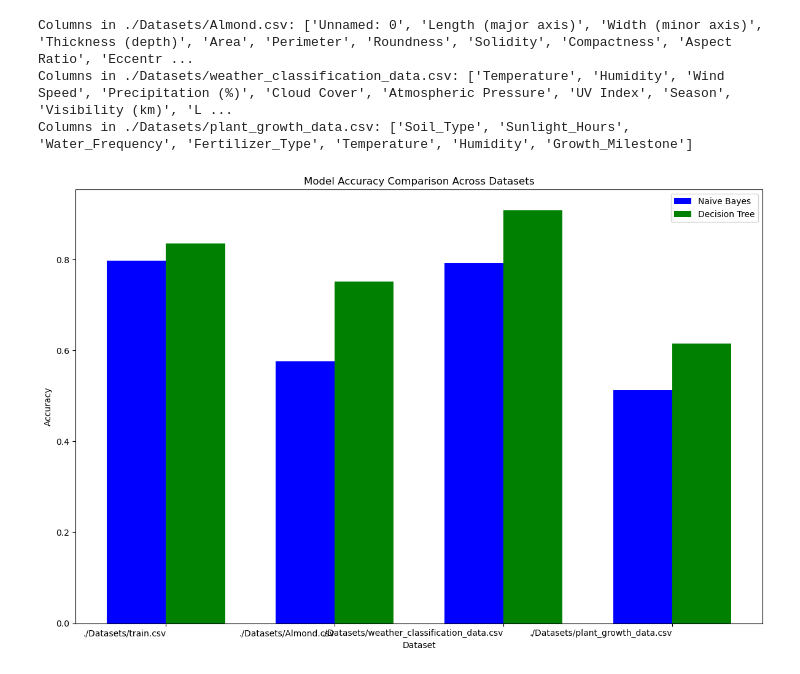
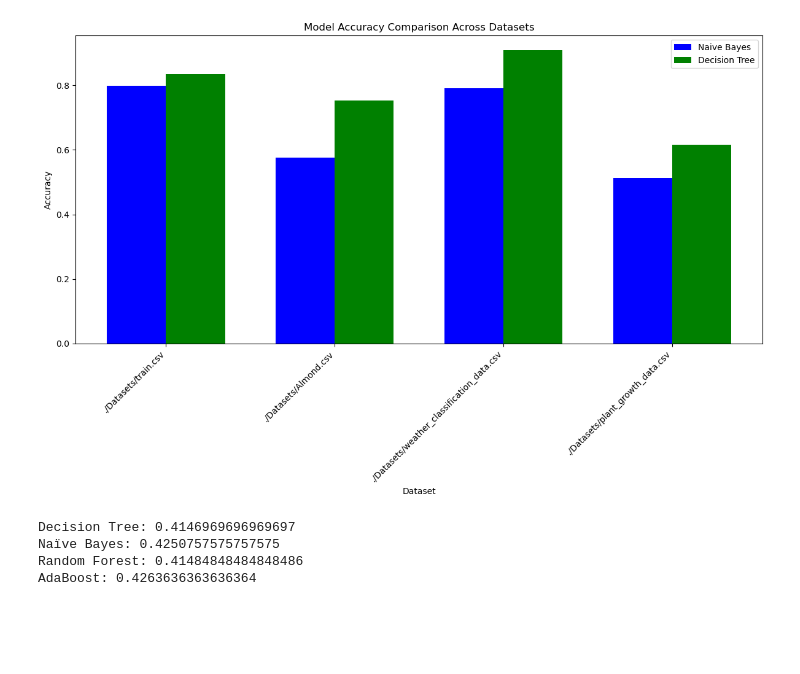
Before and after one commit to ayaantuts/sem-v-pracs, a Jupyter notebook: DWM/Experiment 3/C11_C026_Experiment 3.ipynb, the cells around one changed output. Drawn from its saved outputs; the diff is of its cells as text; code cells hidden in the pictures; blank space fills up the shorter version.

```diff
--- a/DWM/Experiment 3/C11_C026_Experiment 3.ipynb
+++ b/DWM/Experiment 3/C11_C026_Experiment 3.ipynb
@@ -73,9 +51,12 @@ Predictions saved to 'predictions.csv'
 # %%
-datasets = ['./Datasets/Almond.csv', './Datasets/weather_classification_data.csv', './Datasets/plant_growth_data.csv']
-
-for dataset in datasets:
-    df = pd.read_csv(dataset)
-    print(f"Columns in {dataset}: {df.columns.tolist()}")
+import pandas as pd
+from sklearn.preprocessing import StandardScaler
+from sklearn.model_selection import train_test_split
+from sklearn.naive_bayes import GaussianNB
+from sklearn.tree import DecisionTreeClassifier
+from sklearn.metrics import accuracy_score
+from sklearn.impute import SimpleImputer
+import matplotlib.pyplot as plt
 
 def prepare_data(dataset_path, target_column):
     df = pd.read_csv(dataset_path)
@@ -121,45 +102,86 @@ def train_and_evaluate(X, y):
 
 datasets = [
     {'path': './Datasets/train.csv', 'target_column': 'price_range'},
-    {'path': './Datasets/Almond.csv', 'target_column': 'Type'},
-    {'path': './Datasets/weather_classification_data.csv', 'target_column': 'Weather Type'},
-    {'path': './Datasets/plant_growth_data.csv', 'target_column': 'Growth_Milestone'}
+    {'path': './Datasets/Almond.csv', 'target_column': 'Type'},  # Target column for Almond dataset
+    {'path': './Datasets/weather_classification_data.csv', 'target_column': 'Weather Type'},  # Target column for weather dataset
+    {'path': './Datasets/plant_growth_data.csv', 'target_column': 'Growth_Milestone'}  # Target column for plant growth dataset
 ]
 
+# Store results
 results = {'Dataset': [], 'Naive Bayes Accuracy': [], 'Decision Tree Accuracy': []}
 
 for dataset in datasets:
     try:
         X, y = prepare_data(dataset['path'], dataset['target_column'])
         val_accuracy_nb, val_accuracy_dt = train_and_evaluate(X, y)
 
         results['Dataset'].append(dataset['path'])
         results['Naive Bayes Accuracy'].append(val_accuracy_nb)
         results['Decision Tree Accuracy'].append(val_accuracy_dt)
 
     except KeyError as e:
         print(f"Error processing dataset {dataset['path']}: {e}")
 
+# Create DataFrame for plotting
 results_df = pd.DataFrame(results)
 
+# Plotting the accuracies
 fig, ax = plt.subplots(figsize=(12, 8))
 
+# Plot Naive Bayes accuracies
 bar_width = 0.35
 index = range(len(results_df['Dataset']))
 bar1 = ax.bar(index, results_df['Naive Bayes Accuracy'], bar_width, label='Naive Bayes', color='blue')
+
+# Plot Decision Tree accuracies
 bar2 = ax.bar([i + bar_width for i in index], results_df['Decision Tree Accuracy'], bar_width, label='Decision Tree', color='green')
 
 ax.set_xlabel('Dataset')
 ax.set_ylabel('Accuracy')
 ax.set_title('Model Accuracy Comparison Across Datasets')
 ax.set_xticks([i + bar_width / 2 for i in index])
-ax.set_xticklabels(results_df['Dataset'], rotation=0, ha='right')
+ax.set_xticklabels(results_df['Dataset'], rotation=45, ha='right')
 ax.legend()
 
 plt.tight_layout()
 plt.show()
 # %% [output]
-Columns in ./Datasets/Almond.csv: ['Unnamed: 0', 'Length (major axis)', 'Width (minor axis)', 'Thickness (depth)', 'Area', 'Perimeter', 'Roundness', 'Solidity', 'Compactness', 'Aspect Ratio', 'Eccentr ...
-Columns in ./Datasets/weather_classification_data.csv: ['Temperature', 'Humidity', 'Wind Speed', 'Precipitation (%)', 'Cloud Cover', 'Atmospheric Pressure', 'UV Index', 'Season', 'Visibility (km)', 'L ...
-Columns in ./Datasets/plant_growth_data.csv: ['Soil_Type', 'Sunlight_Hours', 'Water_Frequency', 'Fertilizer_Type', 'Temperature', 'Humidity', 'Growth_Milestone']
-[figure, old version]
+[figure, new version]
+# %%
+import pandas as pd
+from sklearn.model_selection import train_test_split, cross_val_score, KFold
+from sklearn.naive_bayes import GaussianNB
+from sklearn.tree import DecisionTreeClassifier
+from sklearn.ensemble import RandomForestClassifier, AdaBoostClassifier
+from sklearn.metrics import accuracy_score
+from sklearn.preprocessing import StandardScaler
+from sklearn.impute import SimpleImputer
+
+data = pd.read_csv('./Datasets/weather_classification_data.csv')
+columns_to_drop = ['Cloud Cover', 'Location', 'Weather Type']
+data = data.drop(columns_to_drop, axis=1)
+X = data.drop('Season', axis=1)
+y = data['Season']
+
+# K-fold cross-validation
+kf = KFold(n_splits=10, shuffle=True, random_state=42)
+
+# Decision Tree with cross-validation
+dt_cv_scores = cross_val_score(DecisionTreeClassifier(random_state=42), X, y, cv=kf)
+
+# Naïve Bayes with cross-validation
+nb_cv_scores = cross_val_score(GaussianNB(), X, y, cv=kf)
+
+# Ensemble models (Random Forest and AdaBoost)
+rf_cv_scores = cross_val_score(RandomForestClassifier(random_state=42), X, y, cv=kf)
+ada_cv_scores = cross_val_score(AdaBoostClassifier(algorithm='SAMME', random_state=42), X, y, cv=kf)
+
+print("Decision Tree:", dt_cv_scores.mean())
+print("Naïve Bayes:", nb_cv_scores.mean())
+print("Random Forest:", rf_cv_scores.mean())
+print("AdaBoost:", ada_cv_scores.mean())
+# %% [output]
+Decision Tree: 0.4146969696969697
+Naïve Bayes: 0.4250757575757575
+Random Forest: 0.41484848484848486
+AdaBoost: 0.4263636363636364
```
Also changed, not shown: parts of 2 cells of this notebook.
